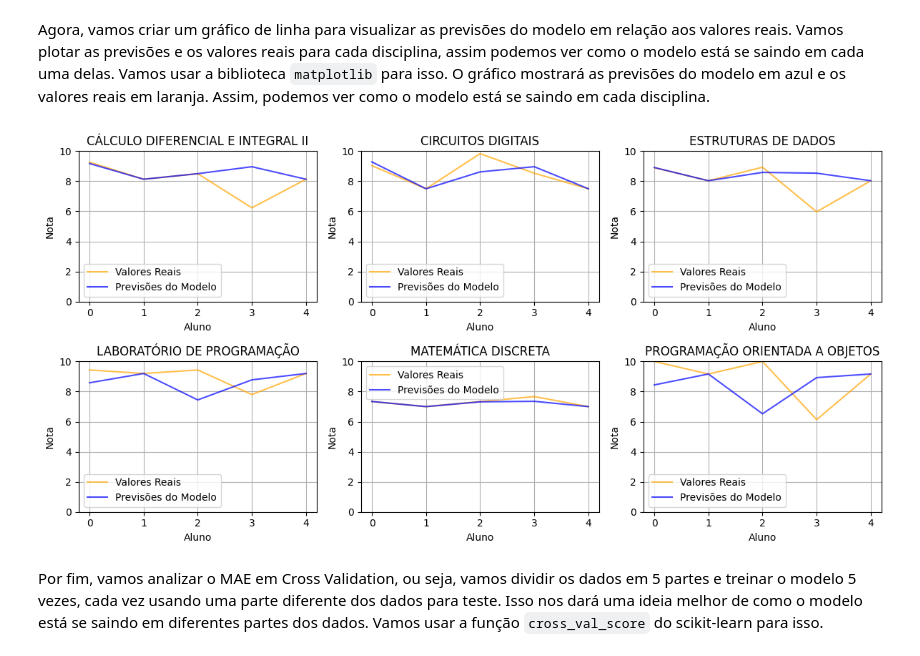
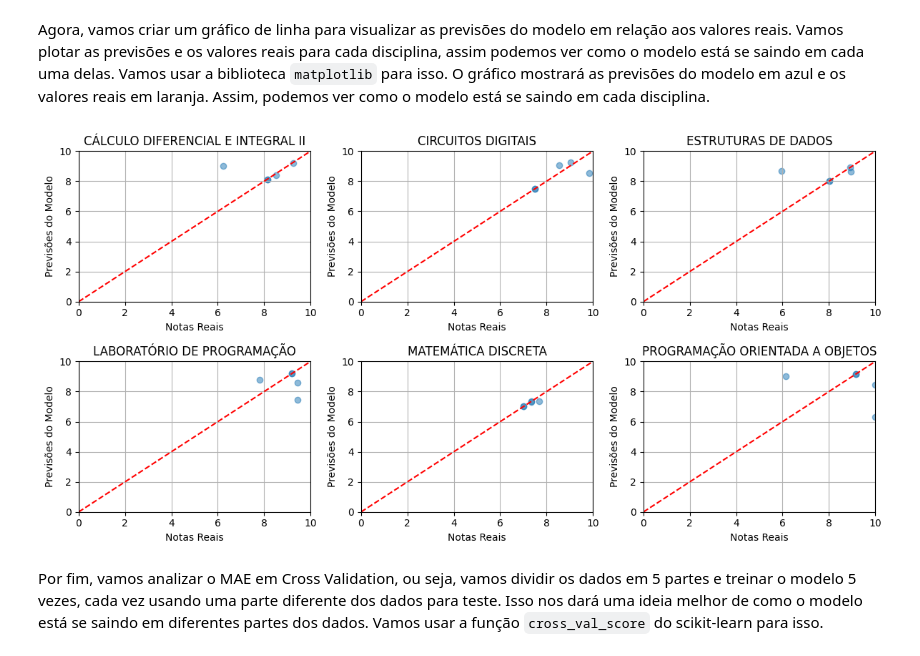
Before and after one commit to icarogabryel/prever-notas, a Jupyter notebook: model.ipynb, the cells around one changed output. Drawn from its saved outputs; the diff is of its cells as text; code cells hidden in the pictures.

```diff
--- a/model.ipynb
+++ b/model.ipynb
@@ -151,22 +151,23 @@ Agora, vamos criar um gráfico de linha para visualizar as previsões do modelo
 # %%
 import matplotlib.pyplot as plt
 
 plt.figure(figsize=(12, 6))
 
 for i, disciplina in enumerate(y.columns):
     plt.subplot(2, 3, i + 1)
-    plt.plot(y_test[disciplina].values, label='Valores Reais', color='orange', alpha=0.7)
-    plt.plot(y_pred[:, i], label='Previsões do Modelo', color='blue', alpha=0.7)
+    plt.scatter(y_test[disciplina], y_pred[:, i], alpha=0.5)
     plt.title(disciplina)
-    plt.xlabel('Aluno')
-    plt.ylabel('Nota')
+    plt.xlabel('Notas Reais')
+    plt.ylabel('Previsões do Modelo')
+    plt.plot([0, 10], [0, 10], color='red', linestyle='--')
+    plt.xlim(0, 10)
     plt.ylim(0, 10)
-    plt.legend()
     plt.grid(True)
 
-plt.tight_layout()
+plt.tight_layout()  # Adiciona espaço automático entre os subplots
+plt.show()
 # %% [output]
-[figure, old version]
+[figure, new version]
 # %% [markdown]
 Por fim, vamos analizar o MAE em Cross Validation, ou seja, vamos dividir os dados em 5 partes e treinar o modelo 5 vezes, cada vez usando uma parte diferente dos dados para teste. Isso nos dará uma ideia melhor de como o modelo está se saindo em diferentes partes dos dados. Vamos usar a função `cross_val_score` do scikit-learn para isso.
 # %%
```
Also changed, not shown: parts of 4 cells of this notebook.
